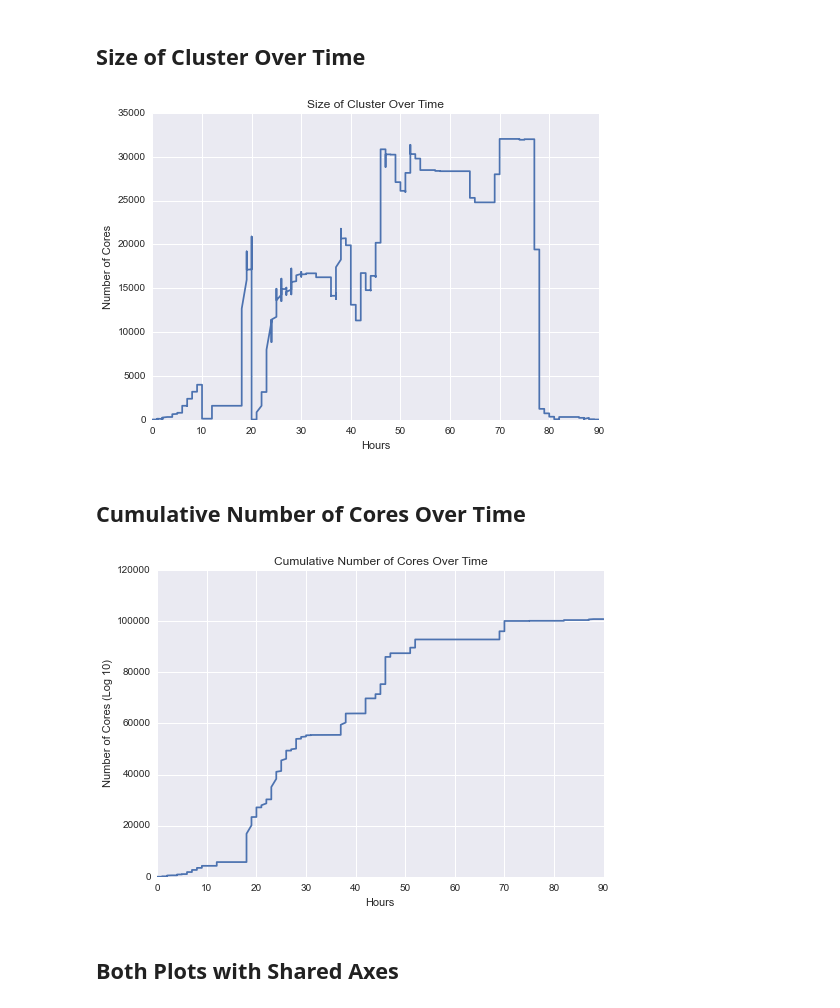
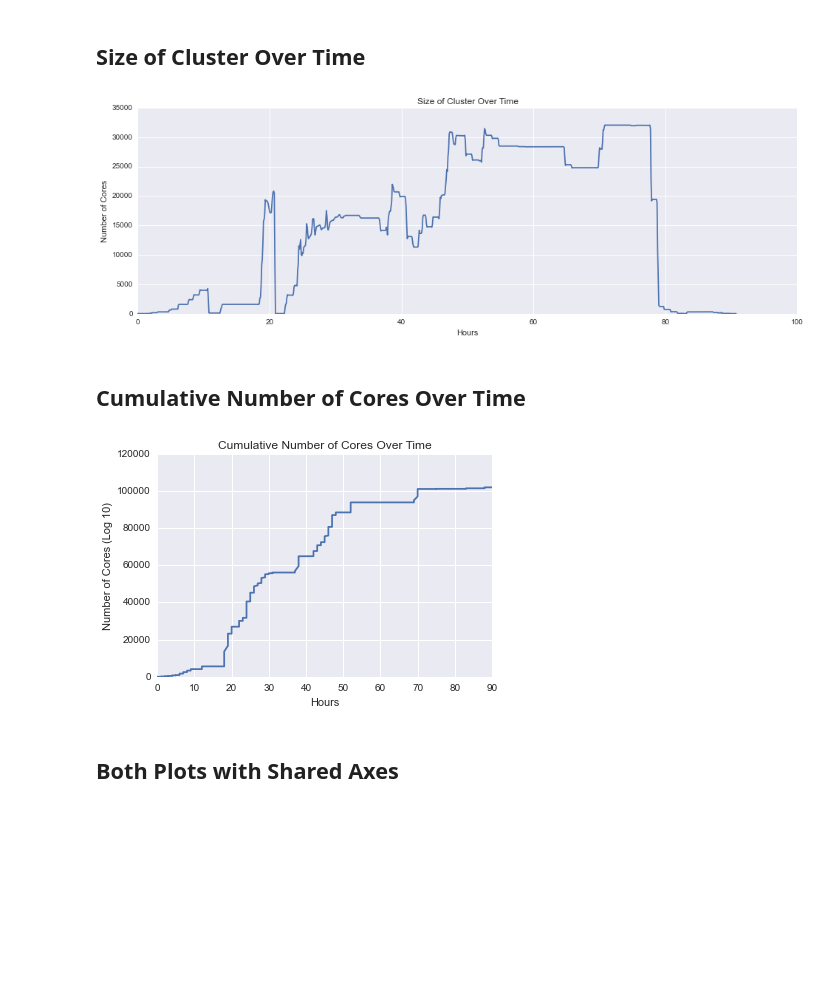
Before and after one commit to jvivian/ipython_notebooks, a Jupyter notebook: parsing_realtime_metrics/Parsing Realtime Metrics.ipynb, the cells around one changed output. Cells and saved outputs as stored; diff of their text form; code cells hidden in the pictures; blank space fills up the shorter version.

Commit message:
Plot updates

```diff
--- a/parsing_realtime_metrics/Parsing Realtime Metrics.ipynb
+++ b/parsing_realtime_metrics/Parsing Realtime Metrics.ipynb
@@ -320,10 +323,25 @@ num_cores = matrix.count()*32
+# %%
+num_workers = []
+for matrix in matrices:
+    matrix = matrices[matrix]
+    num_workers.append(matrix.count())
+num_workers = pd.DataFrame(num_workers)
+num_cores = num_workers.max()*32
+xaxis = [t*5.0/60 for t in xrange(len(num_cores))]
 # %%
-plt.plot([x/12 for x in xrange(len(num_cores))], num_cores)
+from scipy.interpolate import spline
+
+xnew = np.linspace(xaxis[0],xaxis[-1],1000)
+
+ysmooth = spline(xaxis, num_cores, xnew)
+
+plt.figure(figsize=(16,5))
+plt.plot(xnew, ysmooth)
 plt.ylabel('Number of Cores')
 plt.xlabel('Hours')
 plt.title('Size of Cluster Over Time');
 # %% [output]
-[figure, old version]
+[figure, new version]
 # %% [markdown]
 ## Cumulative Number of Cores Over Time
 # %%
@@ -344,7 +362,7 @@ plt.ylabel('Number of Cores (Log 10)')
 plt.xlabel('Hours')
 plt.title('Cumulative Number of Cores Over Time');
 # %% [output]
-[figure, old version]
+[figure, new version]
 # %% [markdown]
 ## Both Plots with Shared Axes
 # %%
```
Also changed, not shown: parts of 9 cells of this notebook.
